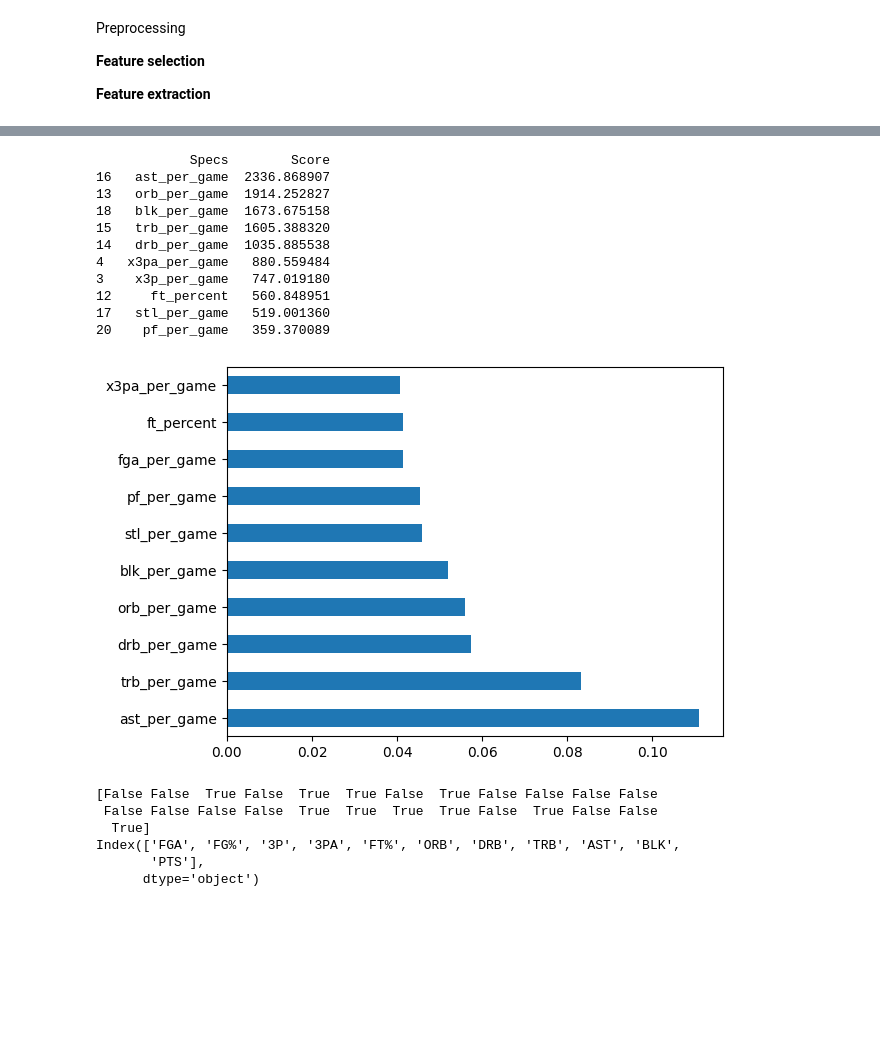
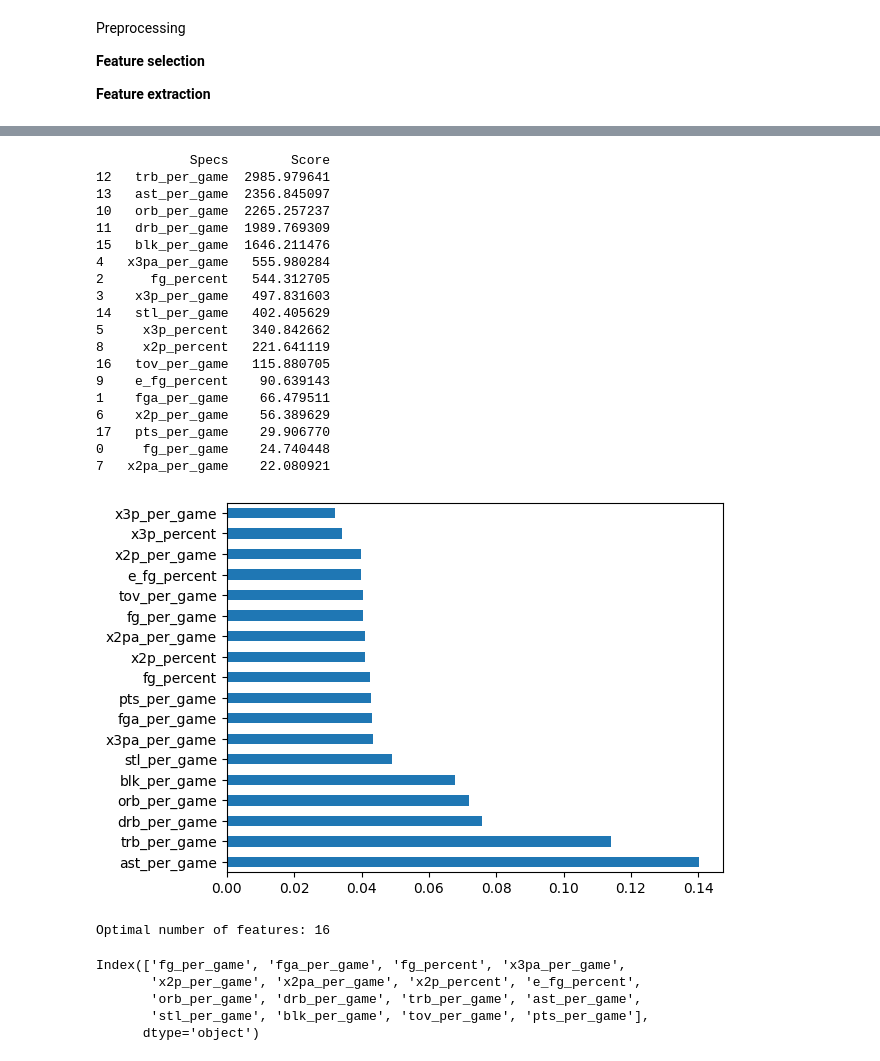
Before and after one commit to fj200/BballMachineLearningProject, a Jupyter notebook: project.ipynb, the cells around one changed output, grey strips where cells are left out. Saved outputs shown, nothing was run; the diff lists cells and outputs as text; code cells hidden in the pictures; blank space fills up the shorter version.

```diff
--- a/project.ipynb
+++ b/project.ipynb
@@ -59,13 +56,16 @@ def dropColumns(players, features):
 # %%
 nba_players = pd.read_csv(input_file_name).replace({"C-SF": "C", "C-F": "C", "C-PF": "C", "PG-SG": "PG","PG-SF":"PG",  "PF-SF": "PF", "PF-C": "PF", "SF-SG": "SF", "SF-PG": "SF", "PF-C": "PF", "SG-SF": "SG", "SG-PG": "SG", "SG-PF": "SG", "SF-C": "SF", "SG-SF": "SG", "SG-PG-SF": "SG", "SF-PF": "SF",})
 nba_players.drop_duplicates(inplace=True)
+nba_players = nba_players[nba_players['mp_per_game'] > 20]
 nba_players = nba_players[nba_players['pos'].isin(["SG", "PF", "C", "SF", "PG"])]
 dropColumns(nba_players, {'seas_id', 'season', 'player_id', 'player', 'birth_year','age',
-       'experience', 'lg', 'tm', 'g', 'gs', 'mp_per_game'})
+       'experience', 'lg', 'tm', 'g', 'gs', 'mp_per_game', 'pf_per_game', 'ft_percent','fta_per_game', 'ft_per_game'})
 features = list(nba_players.columns.delete(0))
 
+imputer = IterativeImputer(max_iter=10, random_state=0)
+
 for i in nba_players.columns[nba_players.isnull().any(axis=0)]:     #---Applying Only on variables with NaN values
-   nba_players[i].fillna(nba_players[i].mean(),inplace=True)
+   nba_players[i] = imputer.fit_transform(np.reshape(nba_players[i].values, (-1, 1)))
 
 
 x = nba_players[features].values
@@ -119,53 +121,60 @@ pts_per_game     1.056928
 dtype: float64
 # %%
-topFeatures = 10
+topFeatures = 18
 selector = SelectKBest(score_func=f_classif, k=topFeatures)
 fit = selector.fit(X_train, encoder.inverse_transform(y_train))
 
 dfscores = pd.DataFrame(fit.scores_)
 dfcolumns = pd.DataFrame(features)
 #concat two dataframes for better visualization
 featureScores = pd.concat([dfcolumns,dfscores],axis=1)
 featureScores.columns = ['Specs','Score']  #naming the dataframe columns
 print(featureScores.nlargest(topFeatures,'Score'))
 
 model = ExtraTreesClassifier()
 model.fit(X_train, y_train)
 #plot graph of feature importances for better visualization
 feat_importances = pd.Series(model.feature_importances_, index=features)
 feat_importances.nlargest(topFeatures).plot(kind='barh')
 plt.show()
 
 rfc = RandomForestClassifier()
 min_features_to_select = 1  # Minimum number of features to consider
 
 rfecv = RFECV(
     estimator=rfc,
     step=1,
     scoring="accuracy",
     min_features_to_select=min_features_to_select,
     n_jobs=2,
 )
 rfecv.fit(X_train, y_train)
 
 print(f"Optimal number of features: {rfecv.n_features_}")
 # %% [output]
             Specs        Score
-16   ast_per_game  2336.868907
-13   orb_per_game  1914.252827
-18   blk_per_game  1673.675158
-15   trb_per_game  1605.388320
-14   drb_per_game  1035.885538
-4   x3pa_per_game   880.559484
-3    x3p_per_game   747.019180
-12     ft_percent   560.848951
-17   stl_per_game   519.001360
-20    pf_per_game   359.370089
+12   trb_per_game  2985.979641
+13   ast_per_game  2356.845097
+10   orb_per_game  2265.257237
+11   drb_per_game  1989.769309
+15   blk_per_game  1646.211476
+4   x3pa_per_game   555.980284
+2      fg_percent   544.312705
+3    x3p_per_game   497.831603
+14   stl_per_game   402.405629
+5     x3p_percent   340.842662
+8     x2p_percent   221.641119
+16   tov_per_game   115.880705
+9    e_fg_percent    90.639143
+1    fga_per_game    66.479511
+6    x2p_per_game    56.389629
+17   pts_per_game    29.906770
+0     fg_per_game    24.740448
+7   x2pa_per_game    22.080921
-[figure, old version]
+[figure, new version]
+Optimal number of features: 16
 # %%
 mask = rfecv.get_support()
-# mask[2] = False
-# mask[6] = mask[15] = True
 best_features = nba_players.columns[mask]
 print(best_features)  # choose using rfev selectKbest and featureInportance form classifiers
 X_old = X_train
@@ -173,10 +182,9 @@ x_test = X_test
 X_train = X_train[:,mask]
 X_test  = X_test[:,mask]
 # %% [output]
-[False False  True False  True  True False  True False False False False
- False False False False  True  True  True  True False  True False False
-  True]
-Index(['FGA', 'FG%', '3P', '3PA', 'FT%', 'ORB', 'DRB', 'TRB', 'AST', 'BLK',
-       'PTS'],
+Index(['fg_per_game', 'fga_per_game', 'fg_percent', 'x3pa_per_game',
+       'x2p_per_game', 'x2pa_per_game', 'x2p_percent', 'e_fg_percent',
+       'orb_per_game', 'drb_per_game', 'trb_per_game', 'ast_per_game',
+       'stl_per_game', 'blk_per_game', 'tov_per_game', 'pts_per_game'],
       dtype='object')
 # %%
```
Also changed, not shown: parts of 11 cells of this notebook, 1 other file.
